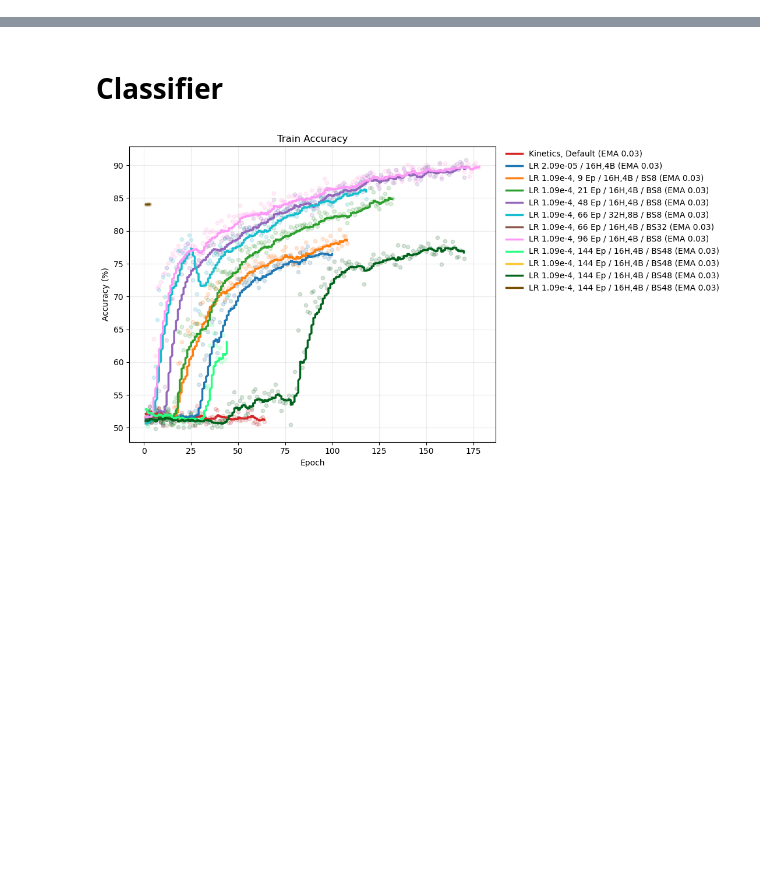
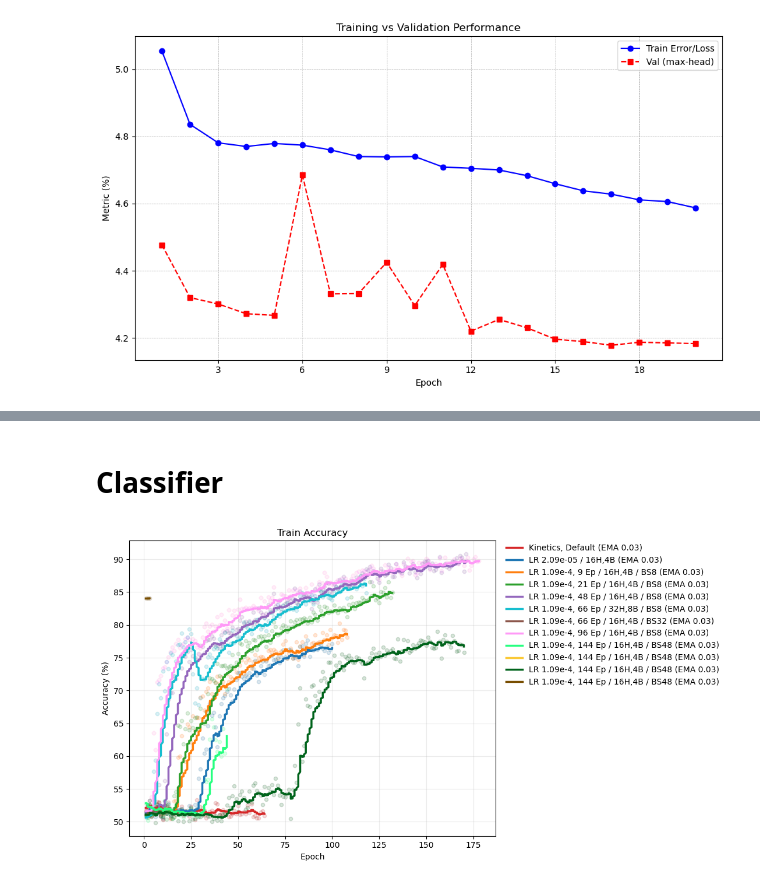
Before and after one commit to alif-munim/EchoJEPA, a Jupyter notebook: plot.ipynb, the cells around one changed output, grey strips where cells are left out. Drawn from its saved outputs; the diff is of its cells as text; code cells hidden in the pictures; blank space fills up the shorter version.

```diff
--- a/plot.ipynb
+++ b/plot.ipynb
@@ -0,0 +1,69 @@
+# %%
+import re
+import matplotlib.pyplot as plt
+
+# 1. READ DATA
+# Replace 'training.log' with the path to your actual log file
+# If you just want to paste the string directly, assign it to log_content
+file_path = 'lvef_regression_0106_v1.log'
+
+try:
+    with open(file_path, 'r') as f:
+        log_content = f.read()
+except FileNotFoundError:
+    print(f"File {file_path} not found. Please create the file or paste logs into a string.")
+    log_content = ""
+
+# 2. PARSE DATA
+# Regex to find: [INFO...][main] [  1] train: 5.054%  val(max-head): 4.477%
+# We capture: Epoch Index, Train Metric, Val Metric
+pattern = r"\[main\s*\]\s*\[\s*(\d+)\]\s+train:\s+([\d\.]+)%\s+val\(max-head\):\s+([\d\.]+)%"
+
+data = {} # Using a dict to automatically handle the duplicate lines from multi-GPU
+
+for line in log_content.split('\n'):
+    match = re.search(pattern, line)
+    if match:
+        epoch_idx = int(match.group(1))
+        train_metric = float(match.group(2))
+        val_metric = float(match.group(3))
+
+        # Store in dict to overwrite duplicates (only keeps one entry per epoch)
+        data[epoch_idx] = {'train': train_metric, 'val': val_metric}
+
+# 3. ORGANIZE FOR PLOTTING
+if not data:
+    print("No summary metrics found. Make sure the log contains lines like 'train: X% val(max-head): Y%'")
+else:
+    epochs = sorted(data.keys())
+    train_values = [data[e]['train'] for e in epochs]
+    val_values = [data[e]['val'] for e in epochs]
+
+    # 4. PLOT
+    plt.figure(figsize=(10, 6))
+
+    # Plot lines
+    plt.plot(epochs, train_values, marker='o', linestyle='-', color='blue', label='Train Error/Loss')
+    plt.plot(epochs, val_values, marker='s', linestyle='--', color='red', label='Val (max-head)')
+
+    # Formatting
+    plt.title('Training vs Validation Performance')
+    plt.xlabel('Epoch')
+    plt.ylabel('Metric (%)') # Assuming percent based on the "%" in logs
+    plt.grid(True, which='both', linestyle='--', linewidth=0.5)
+    plt.legend()
+
+    # Force integer ticks on X-axis if epochs are few
+    from matplotlib.ticker import MaxNLocator
+    plt.gca().xaxis.set_major_locator(MaxNLocator(integer=True))
+
+    plt.tight_layout()
+    plt.show()
+
+    # Optional: Print extracted data to console to verify
+    print(f"{'Epoch':<10} | {'Train':<10} | {'Val':<10}")
+    print("-" * 35)
+    for e, t, v in zip(epochs, train_values, val_values):
+        print(f"{e:<10} | {t:<10} | {v:<10}")
+# %% [output]
+[figure, added]
```
Also changed, not shown: parts of 1 cell of this notebook, 1 other file.
